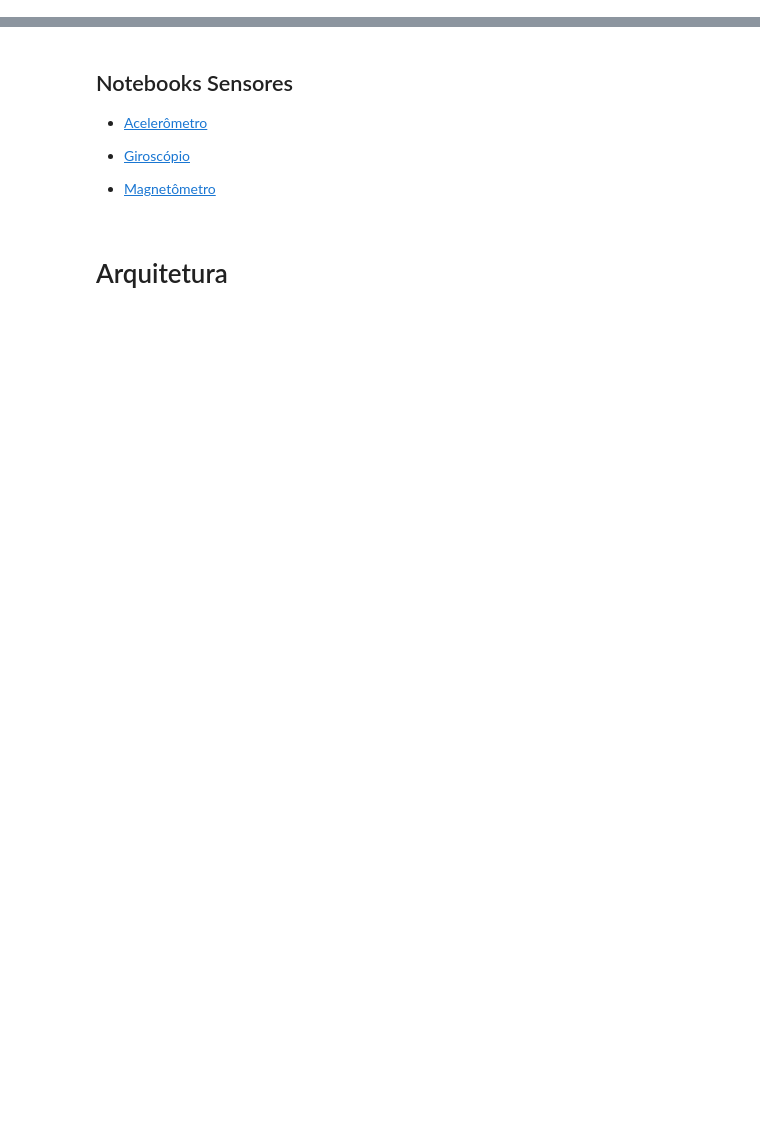
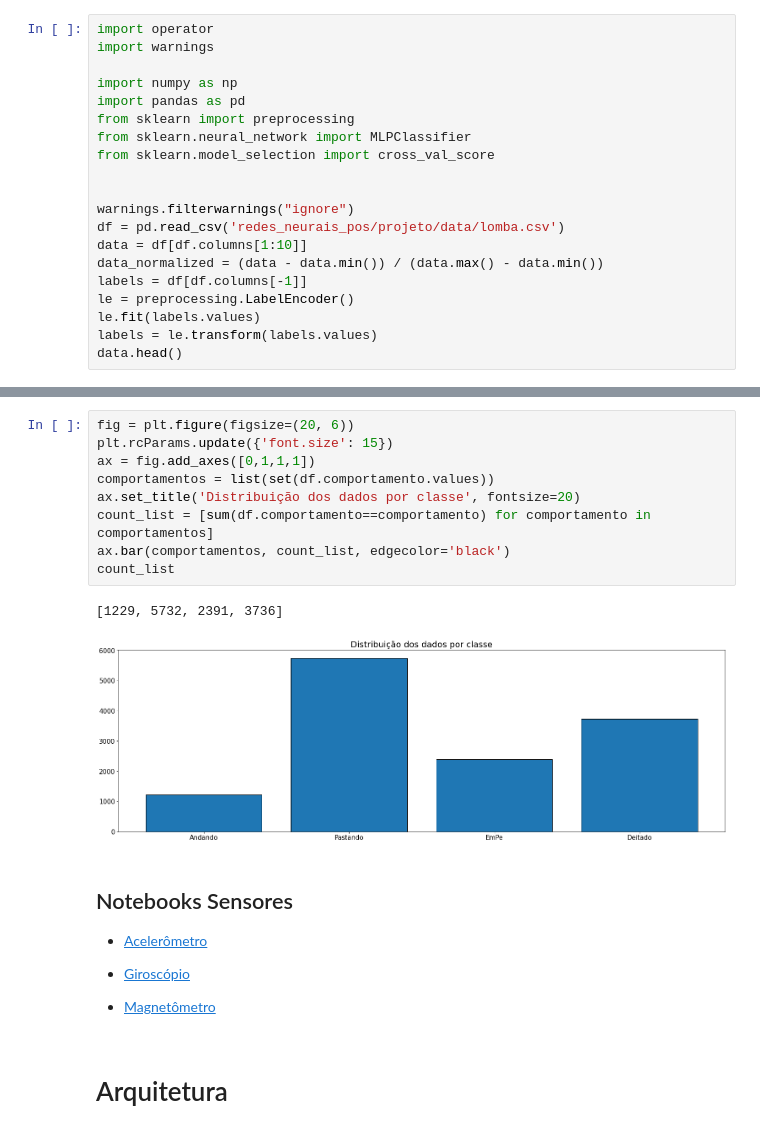
Before and after one commit to andssuu/redes_neurais_pos, a Jupyter notebook: projeto/notebooks/main.ipynb, the cells around one changed output, grey strips where cells are left out. Saved outputs shown, nothing was run; the diff lists cells and outputs as text; blank space fills up the shorter version.

```diff
--- a/projeto/notebooks/main.ipynb
+++ b/projeto/notebooks/main.ipynb
@@ -56,0 +55,20 @@ df.head()
+# %%
+import operator
+import warnings
+
+import numpy as np
+import pandas as pd
+from sklearn import preprocessing
+from sklearn.neural_network import MLPClassifier
+from sklearn.model_selection import cross_val_score
+
+
+warnings.filterwarnings("ignore")
+df = pd.read_csv('redes_neurais_pos/projeto/data/lomba.csv')
+data = df[df.columns[1:10]]
+data_normalized = (data - data.min()) / (data.max() - data.min())
+labels = df[df.columns[-1]]
+le = preprocessing.LabelEncoder()
+le.fit(labels.values)
+labels = le.transform(labels.values)
+data.head()
@@ -57,3 +82,15 @@ df.head()
+# %%
+fig = plt.figure(figsize=(20, 6))
+plt.rcParams.update({'font.size': 15})
+ax = fig.add_axes([0,1,1,1])
+comportamentos = list(set(df.comportamento.values))
+ax.set_title('Distribuição dos dados por classe', fontsize=20)
+count_list = [sum(df.comportamento==comportamento) for comportamento in comportamentos]
+ax.bar(comportamentos, count_list, edgecolor='black')
+count_list
+# %% [output]
+[1229, 5732, 2391, 3736]
+[figure, added]
 # %% [markdown]
 
 ## Notebooks Sensores
```
Also changed, not shown: parts of 5 cells of this notebook.
